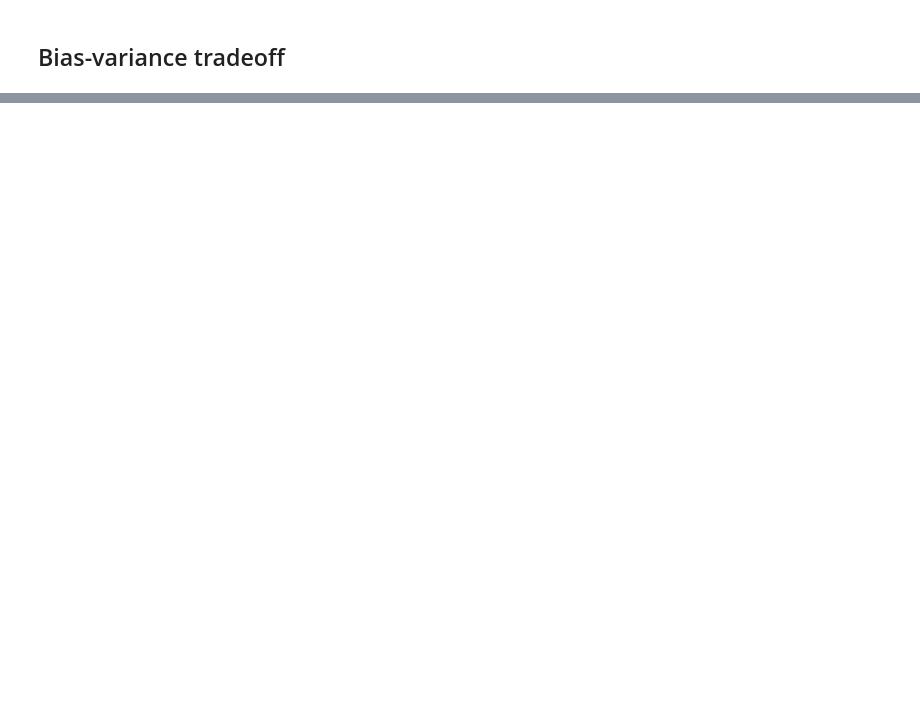
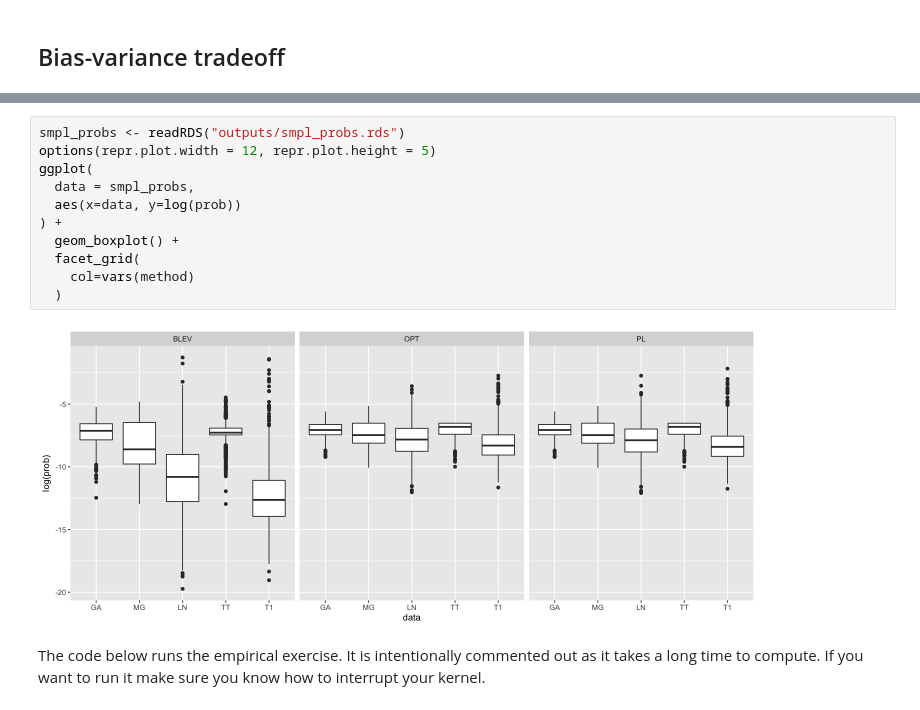
Before and after one commit to pat-alt/statisticalModellingAndInference, a Jupyter notebook: model_selection.ipynb, the cells around one changed output, grey strips where cells are left out. Drawn from its saved outputs; the diff is of its cells as text; blank space fills up the shorter version.

```diff
--- a/model_selection.ipynb
+++ b/model_selection.ipynb
@@ -179,0 +354,15 @@ where the first term on the right-hand side corresponds to the variance of our p
+# %%
+smpl_probs <- readRDS("outputs/smpl_probs.rds")
+options(repr.plot.width = 12, repr.plot.height = 5)
+ggplot(
+  data = smpl_probs,
+  aes(x=data, y=log(prob))
+) +
+  geom_boxplot() +
+  facet_grid(
+    col=vars(method)
+  )
+# %% [output]
+[figure, added]
+# %% [markdown]
+The code below runs the empirical exercise. It is intentionally commented out as it takes a long time to compute. If you want to run it make sure you know how to interrupt your kernel.
```
Also changed, not shown: parts of 39 cells of this notebook, 6 other files.
